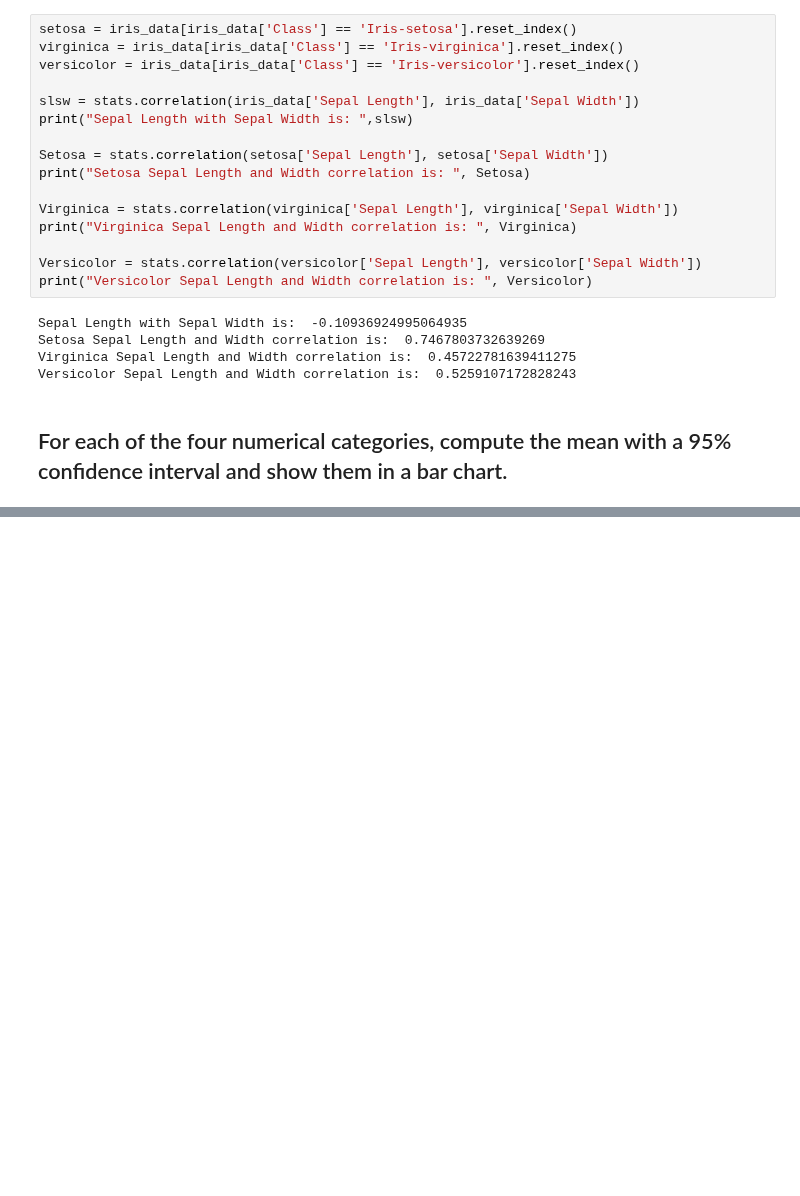
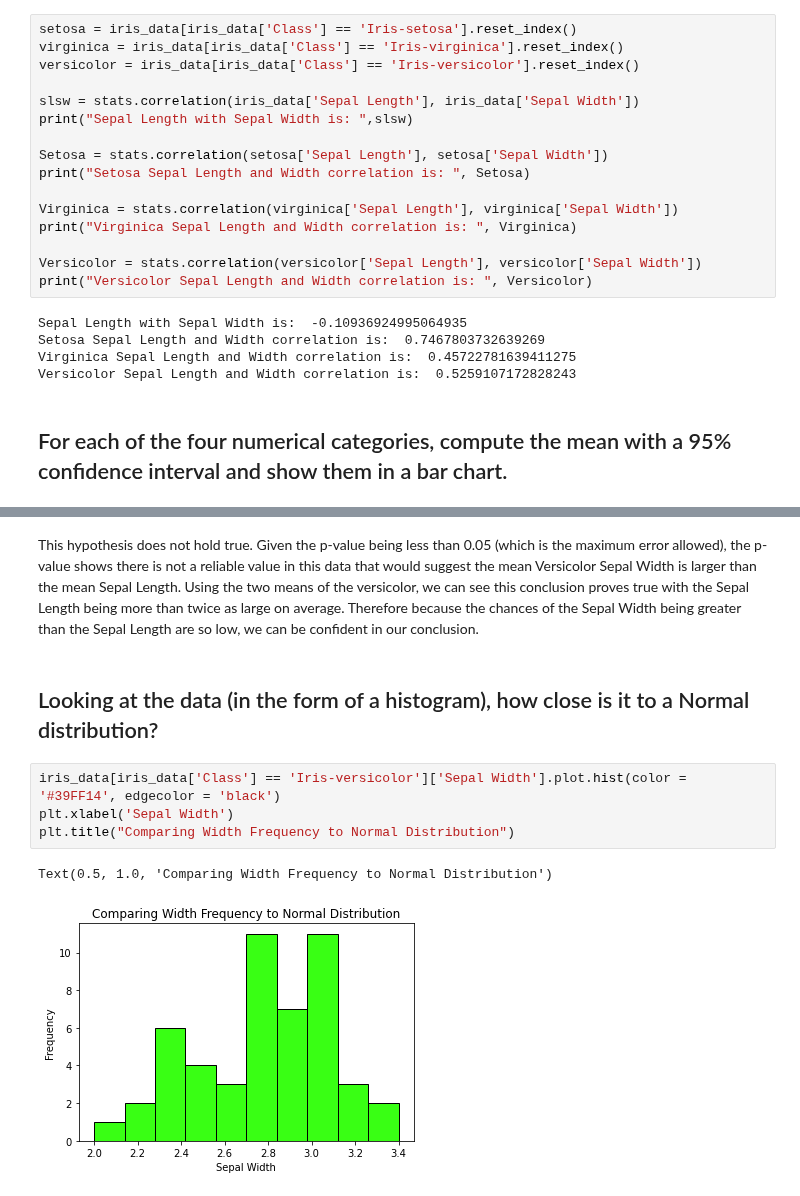
Before and after one commit to BrockForsythe/COSC311, a Jupyter notebook: Lab3/Lab3.ipynb, the cells around one changed output, grey strips where cells are left out. Saved outputs shown, nothing was run; the diff lists cells and outputs as text; blank space fills up the shorter version.

```diff
--- a/Lab3/Lab3.ipynb
+++ b/Lab3/Lab3.ipynb
@@ -225,0 +536,11 @@ plt.show()
+# %% [markdown]
+This hypothesis does not hold true. Given the p-value being less than 0.05 (which is the maximum error allowed), the p-value shows there is not a reliable value in this data that would suggest the mean Versicolor Sepal Width is larger than the mean Sepal Length. Using the two means of the versicolor, we can see this conclusion proves true with the Sepal Length being more than twice as large on average. Therefore because the chances of the Sepal Width being greater than the Sepal Length are so low, we can be confident in our conclusion.
+# %% [markdown]
+## Looking at the data (in the form of a histogram), how close is it to a Normal distribution?
+# %%
+iris_data[iris_data['Class'] == 'Iris-versicolor']['Sepal Width'].plot.hist(color = '#39FF14', edgecolor = 'black')
+plt.xlabel('Sepal Width')
+plt.title("Comparing Width Frequency to Normal Distribution")
+# %% [output]
+Text(0.5, 1.0, 'Comparing Width Frequency to Normal Distribution')
+[figure, added]
```
Also changed, not shown: parts of 10 cells of this notebook.
